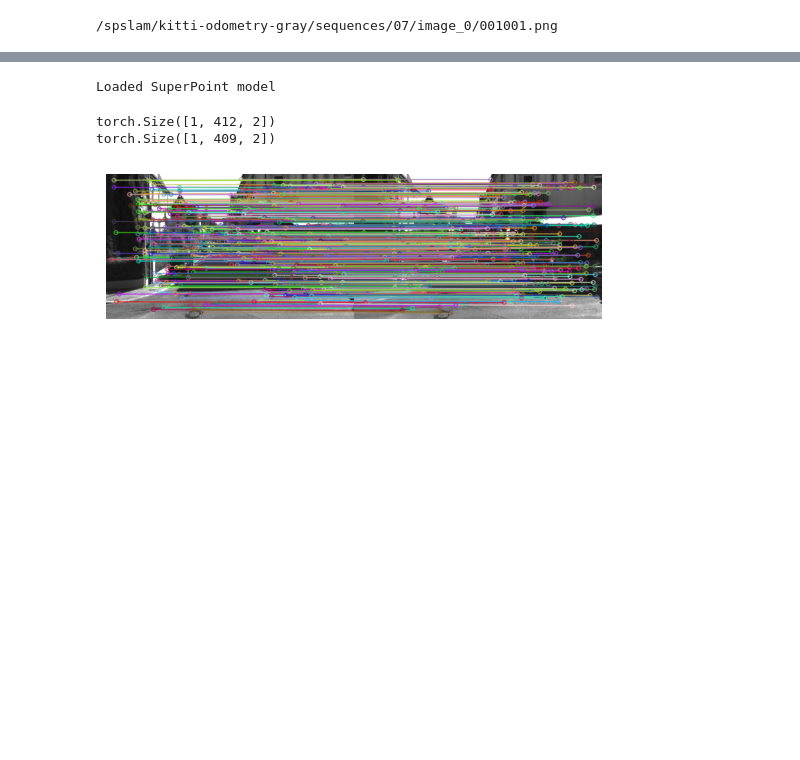
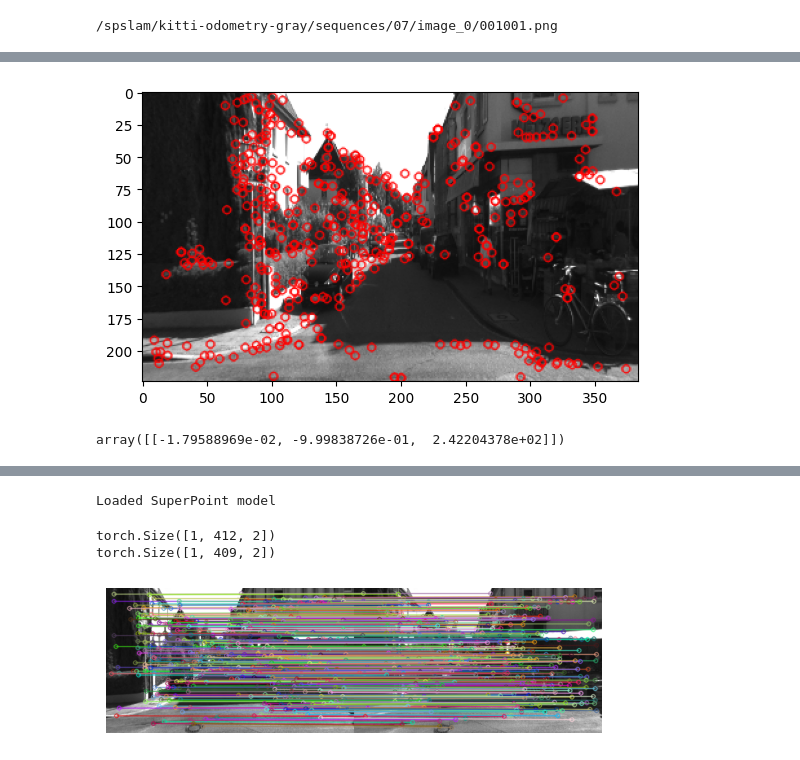
Before and after one commit to amit205/descriptor-epipolar, a Jupyter notebook: sp_epipolar-Copy1.ipynb, the cells around one changed output, grey strips where cells are left out. Cells and saved outputs as stored; diff of their text form; code cells hidden in the pictures; blank space fills up the shorter version.

```diff
--- a/sp_epipolar-Copy1.ipynb
+++ b/sp_epipolar-Copy1.ipynb
@@ -63,0 +207,6 @@ for i in range(len(image_0_path_list)):
+# %%
+output_image = cv2.drawKeypoints(image2, keypoints2, 0, (255, 0, 0))
+plt.imshow(output_image)
+plt.show()
+# %% [output]
+[figure, added]
@@ -63,0 +226,4 @@ for i in range(len(image_0_path_list)):
+# %%
+epilinesL
+# %% [output]
+array([[-1.79588969e-02, -9.99838726e-01,  2.42204378e+02]])
```
Also changed, not shown: parts of 28 cells of this notebook, 1 other file.
